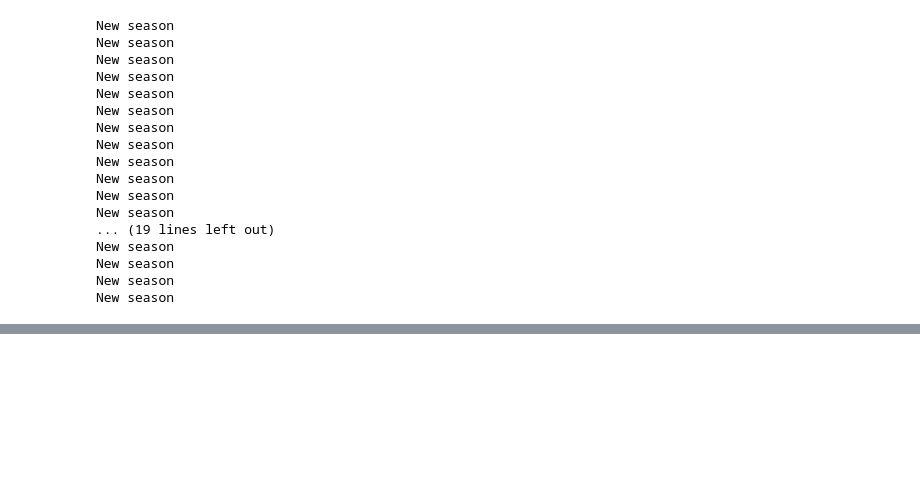
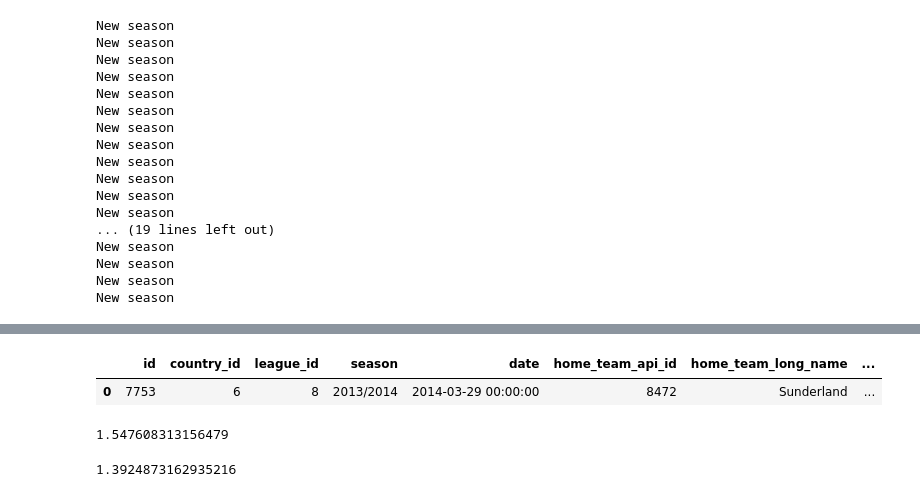
Before and after one commit to Kali89/football-data-collection, a Jupyter notebook: ScorePredictions.ipynb, the cells around one changed output, grey strips where cells are left out. Saved outputs shown, nothing was run; the diff lists cells and outputs as text; code cells hidden in the pictures; blank space fills up the shorter version.

```diff
--- a/ScorePredictions.ipynb
+++ b/ScorePredictions.ipynb
@@ -697,0 +775,5 @@ nice = ('Wigan',)
+# %%
+new_df.head(1)
+# %% [output]
+|  | id | country_id | league_id | season | date | home_team_api_id | home_team_long_name | ... |
+| 0 | 7753 | 6 | 8 | 2013/2014 | 2014-03-29 00:00:00 | 8472 | Sunderland | ... |
@@ -697,0 +783,11 @@ nice = ('Wigan',)
+# %%
+from sklearn.metrics import log_loss
+log_loss(values, probs)
+# %% [output]
+1.547608313156479
+# %%
+away_values = new_df.away_team_goal.values
+away_probs = [poisson.pmf(x[:-1], e) for e in new_df.expected_away_goals.values]
+log_loss(away_values, away_probs)
+# %% [output]
+1.3924873162935216
```
Also changed, not shown: parts of 49 cells of this notebook.
